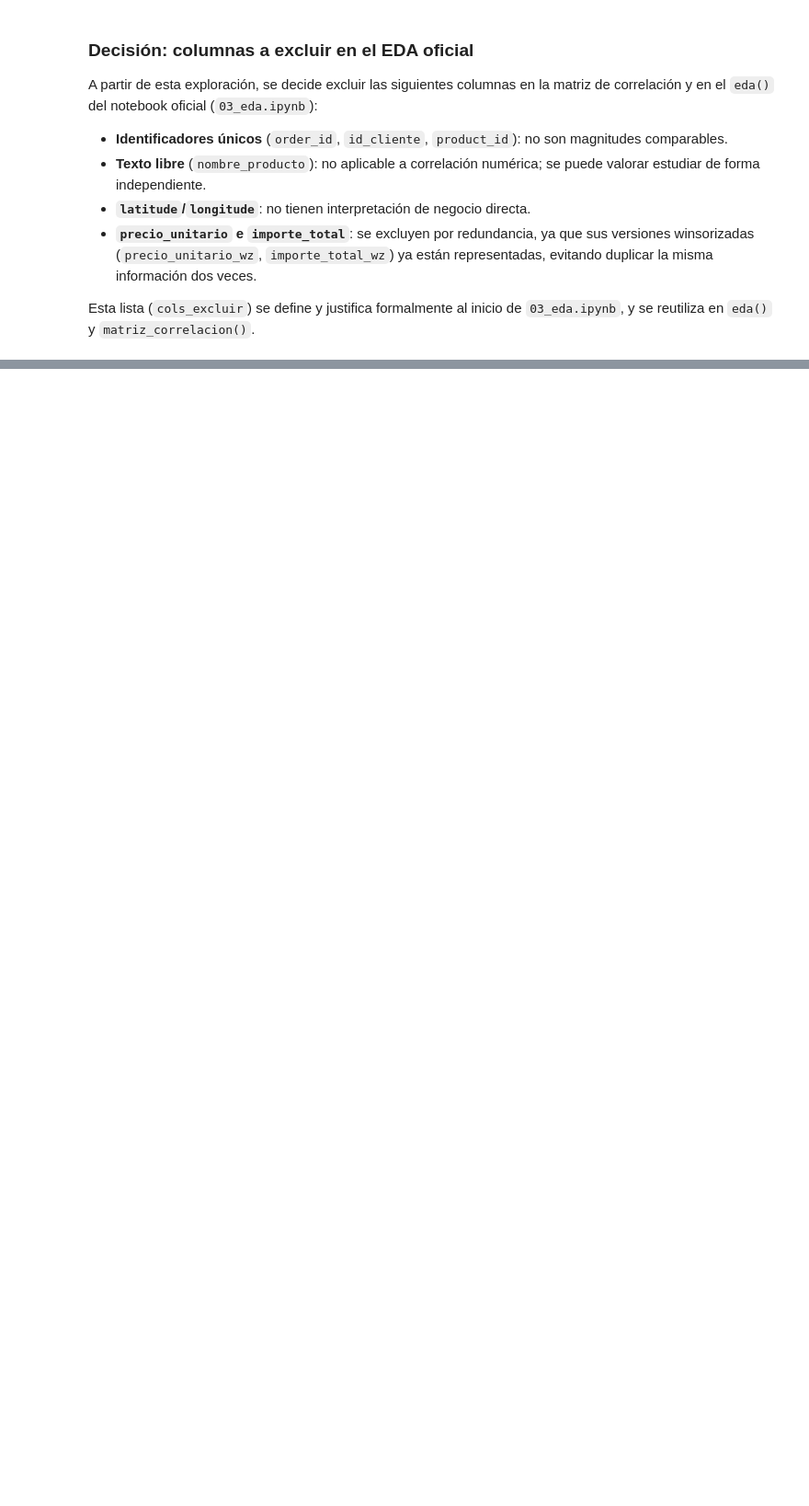
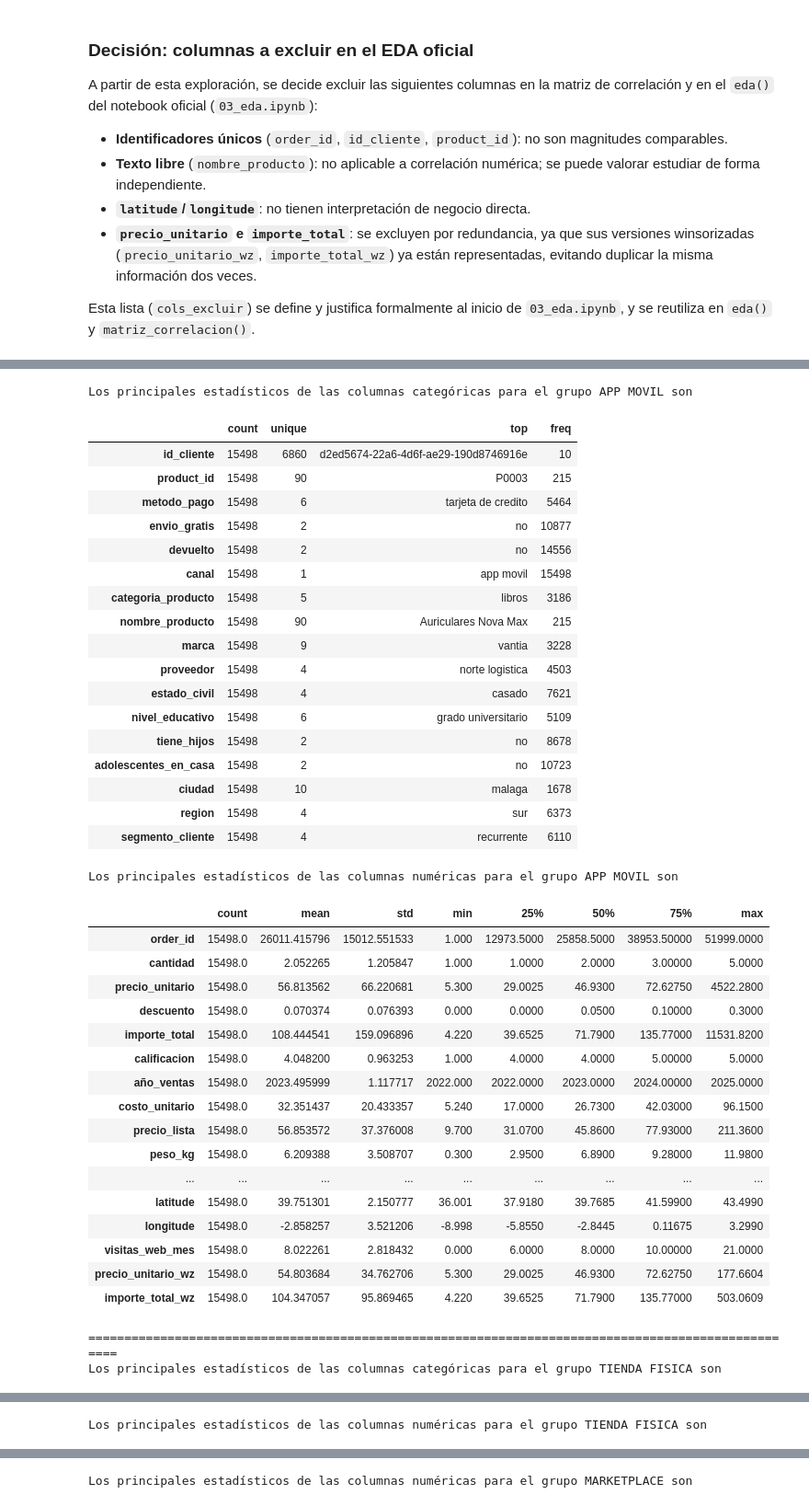
Before and after one commit to FM-Luque/4.DataProyect_Proyecto_Final, a Jupyter notebook: notebooks/00_exploracion_consultas.ipynb, the cells around one changed output, grey strips where cells are left out. Shown at 92% size. Saved outputs shown, nothing was run; the diff lists cells and outputs as text; code cells hidden in the pictures; blank space fills up the shorter version.

```diff
--- a/notebooks/00_eda_borrador.ipynb
+++ b/notebooks/00_exploracion_consultas.ipynb
@@ -13,15 +13,30 @@ base para decidir `cols_excluir`, que luego se documenta y justifica en
 Como incluye columnas identificadoras (`id_cliente`, `product_id`) con miles
 de valores únicos, el output de esta celda es intencionadamente largo — es
 el motivo por el que esta exploración se mantiene separada del notebook final.
-# %%
-import sys
-sys.path.append('../')
-from src import sp_eda as se
-import pandas as pd
-
-pd.set_option('display.max_columns', None)
-pd.set_option('display.width', 2000)
-pd.set_option('display.expand_frame_repr', False)
+# %%
+# Libreria de Tratamiento de Datos
+import pandas as pd
+import numpy as np
+from IPython.display import display
+
+# Visualizaciones
+import matplotlib.pyplot as plt
+import seaborn as sns
+
+# Exploracion de Archivos de soporte
+import sys
+sys.path.append('../') # para que busque en carpeta src
+from src import sp_eda as se
+from src import sp_abtest as sa
+
+# # Librerías estadísticas (uso indirecto: llamadas ya encapsuladas en sp_abtest.py,
+# se deja el import como recordatorio de qué hay por debajo del soporte)
+import scipy.stats as stats
+
+# Para que se muestren todas las columnas al imspeccionar los DataFrames
+pd.set_option('display.max_columns', None)
+pd.set_option('display.width', None)
+pd.set_option('display.expand_frame_repr', False)
 # %% [markdown]
 ### Carga de datos
 # %%
@@ -32,6 +47,8 @@ df = pd.read_csv(
 df.shape
 # %% [output]
 (52000, 39)
+# %%
+df_pedidos = df
 # %% [markdown]
 ### Exploración completa con `eda()`, sin exclusiones
 
@@ -85,0 +123,42 @@ Esta lista (`cols_excluir`) se define y justifica formalmente al inicio de
+# %%
+sa.exploracion_df_abtest(df_pedidos, 'canal')
+# %% [output]
+Los principales estadísticos de las columnas categóricas para el grupo APP MOVIL son
+|  | count | unique | top | freq |
+| id_cliente | 15498 | 6860 | d2ed5674-22a6-4d6f-ae29-190d8746916e | 10 |
+| product_id | 15498 | 90 | P0003 | 215 |
+| metodo_pago | 15498 | 6 | tarjeta de credito | 5464 |
+| envio_gratis | 15498 | 2 | no | 10877 |
+| devuelto | 15498 | 2 | no | 14556 |
+| canal | 15498 | 1 | app movil | 15498 |
+| categoria_producto | 15498 | 5 | libros | 3186 |
+| nombre_producto | 15498 | 90 | Auriculares Nova Max | 215 |
+| marca | 15498 | 9 | vantia | 3228 |
+| proveedor | 15498 | 4 | norte logistica | 4503 |
+| estado_civil | 15498 | 4 | casado | 7621 |
+| nivel_educativo | 15498 | 6 | grado universitario | 5109 |
+| tiene_hijos | 15498 | 2 | no | 8678 |
+| adolescentes_en_casa | 15498 | 2 | no | 10723 |
+| ciudad | 15498 | 10 | malaga | 1678 |
+| region | 15498 | 4 | sur | 6373 |
+| segmento_cliente | 15498 | 4 | recurrente | 6110 |
+Los principales estadísticos de las columnas numéricas para el grupo APP MOVIL son
+|  | count | mean | std | min | 25% | 50% | 75% | max |
+| order_id | 15498.0 | 26011.415796 | 15012.551533 | 1.000 | 12973.5000 | 25858.5000 | 38953.50000 | 51999.0000 |
+| cantidad | 15498.0 | 2.052265 | 1.205847 | 1.000 | 1.0000 | 2.0000 | 3.00000 | 5.0000 |
+| precio_unitario | 15498.0 | 56.813562 | 66.220681 | 5.300 | 29.0025 | 46.9300 | 72.62750 | 4522.2800 |
+| descuento | 15498.0 | 0.070374 | 0.076393 | 0.000 | 0.0000 | 0.0500 | 0.10000 | 0.3000 |
+| importe_total | 15498.0 | 108.444541 | 159.096896 | 4.220 | 39.6525 | 71.7900 | 135.77000 | 11531.8200 |
+| calificacion | 15498.0 | 4.048200 | 0.963253 | 1.000 | 4.0000 | 4.0000 | 5.00000 | 5.0000 |
+| año_ventas | 15498.0 | 2023.495999 | 1.117717 | 2022.000 | 2022.0000 | 2023.0000 | 2024.00000 | 2025.0000 |
+| costo_unitario | 15498.0 | 32.351437 | 20.433357 | 5.240 | 17.0000 | 26.7300 | 42.03000 | 96.1500 |
+| precio_lista | 15498.0 | 56.853572 | 37.376008 | 9.700 | 31.0700 | 45.8600 | 77.93000 | 211.3600 |
+| peso_kg | 15498.0 | 6.209388 | 3.508707 | 0.300 | 2.9500 | 6.8900 | 9.28000 | 11.9800 |
+| ... | ... | ... | ... | ... | ... | ... | ... | ... |
+| latitude | 15498.0 | 39.751301 | 2.150777 | 36.001 | 37.9180 | 39.7685 | 41.59900 | 43.4990 |
+| longitude | 15498.0 | -2.858257 | 3.521206 | -8.998 | -5.8550 | -2.8445 | 0.11675 | 3.2990 |
+| visitas_web_mes | 15498.0 | 8.022261 | 2.818432 | 0.000 | 6.0000 | 8.0000 | 10.00000 | 21.0000 |
+| precio_unitario_wz | 15498.0 | 54.803684 | 34.762706 | 5.300 | 29.0025 | 46.9300 | 72.62750 | 177.6604 |
+| importe_total_wz | 15498.0 | 104.347057 | 95.869465 | 4.220 | 39.6525 | 71.7900 | 135.77000 | 503.0609 |
+====================================================================================================
+Los principales estadísticos de las columnas categóricas para el grupo TIENDA FISICA son
@@ -85,0 +183 @@ Esta lista (`cols_excluir`) se define y justifica formalmente al inicio de
+Los principales estadísticos de las columnas numéricas para el grupo TIENDA FISICA son
@@ -85,0 +221 @@ Esta lista (`cols_excluir`) se define y justifica formalmente al inicio de
+Los principales estadísticos de las columnas numéricas para el grupo MARKETPLACE son
```
Also changed, not shown: parts of 4 cells of this notebook, 2 other files.
